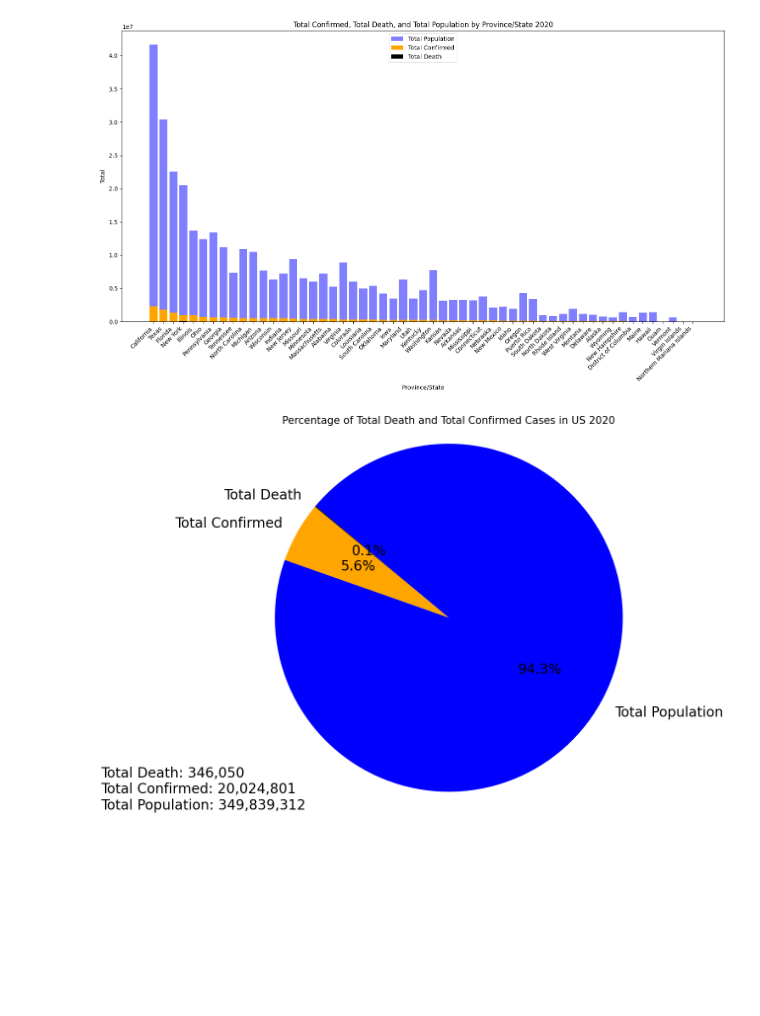
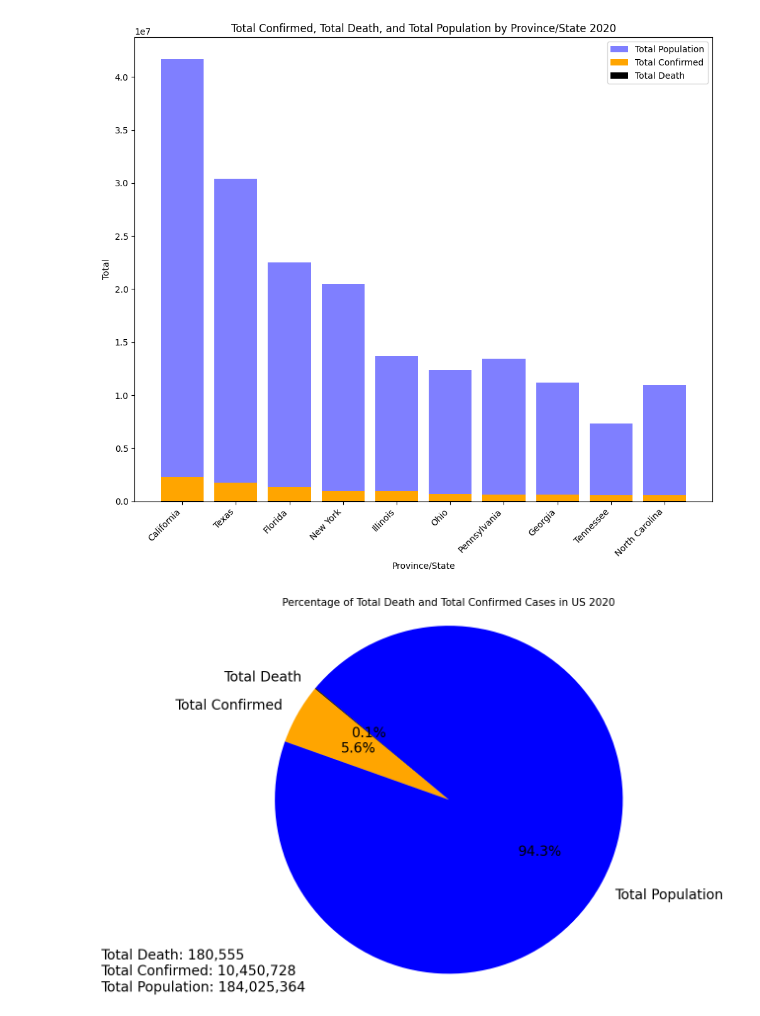
Before and after one commit to AppleBoiy/cs203-c19-analysis, a Jupyter notebook: code/ranking.ipynb, the cells around one changed output. Drawn from its saved outputs; the diff is of its cells as text; code cells hidden in the pictures; blank space fills up the shorter version.

```diff
--- a/code/ranking.ipynb
+++ b/code/ranking.ipynb
@@ -142,30 +151,31 @@ plt.show()
 # %%
 state_dt20 = dt20.groupby('Province/State')[['Total Death', 'Total Confirmed']].sum().reset_index()
 state_dt20 = state_dt20.sort_values(by='Total Confirmed', ascending=False)
 
 state_dt20 = state_dt20.merge(p20[['State', '2020 Population']], left_on='Province/State', right_on='State', how='left')
 
 state_dt20['Total Population'] = state_dt20['2020 Population'] + state_dt20['Total Confirmed']
 
-plt.figure(figsize=(15, 9))
+state_dt20 = state_dt20.head(10)
+plt.figure(figsize=(10, 9))
 
 plt.bar(state_dt20['Province/State'], state_dt20['Total Population'], color='blue', alpha=0.5, label='Total Population')
 plt.bar(state_dt20['Province/State'], state_dt20['Total Confirmed'], color='orange', label='Total Confirmed')
 plt.bar(state_dt20['Province/State'], state_dt20['Total Death'], color='black', label='Total Death')
 
 
 plt.xlabel('Province/State')
 plt.ylabel('Total')
 plt.title('Total Confirmed, Total Death, and Total Population by Province/State 2020')
 
 plt.xticks(rotation=45, ha="right")
 
 plt.legend()
 
 plt.tight_layout()
 plt.show()
 # %% [output]
-[figure, old version]
+[figure, new version]
 # %%
 total_deaths = state_dt20['Total Death'].sum()
 total_confirmed = state_dt20['Total Confirmed'].sum() - total_deaths
```
Also changed, not shown: parts of 15 cells of this notebook.
